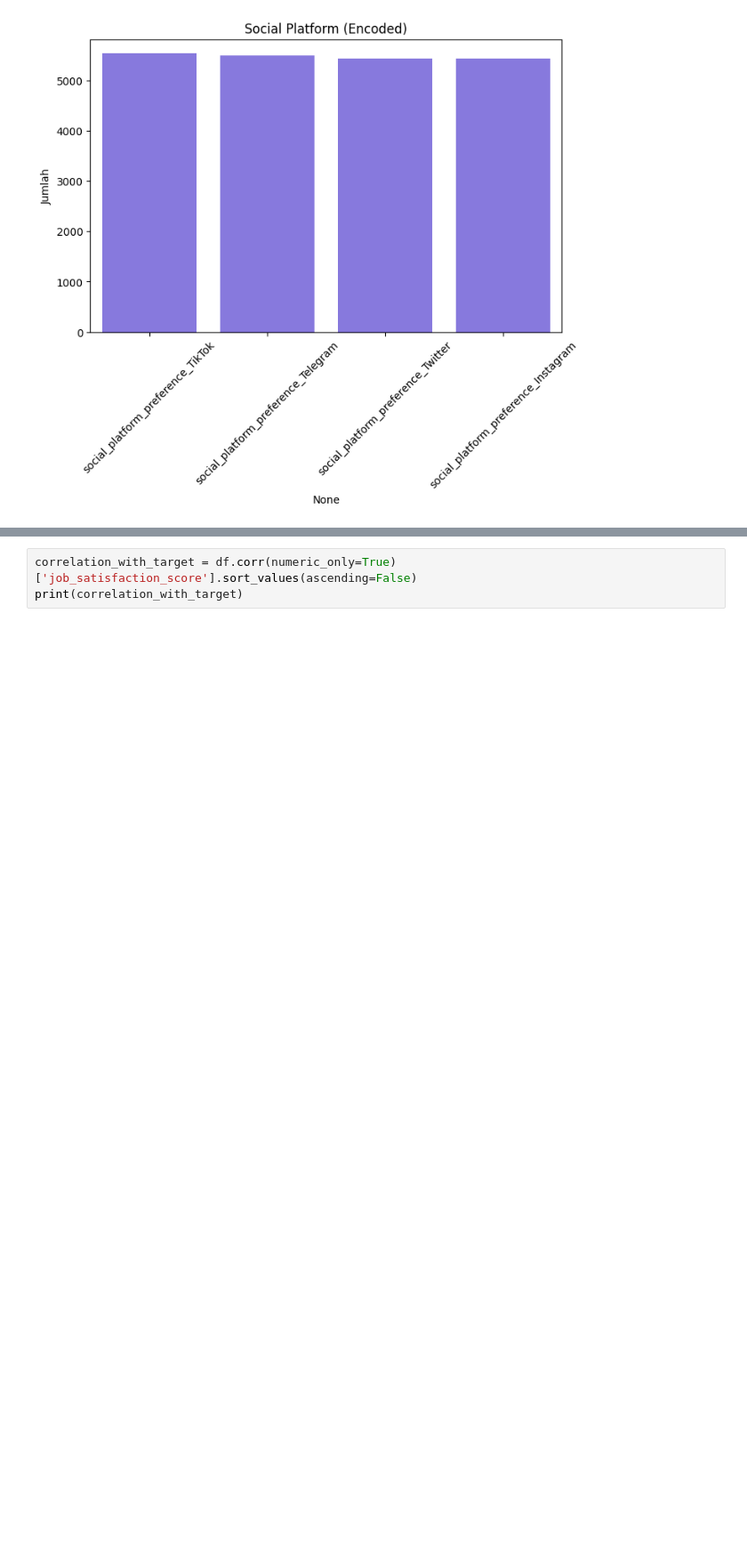
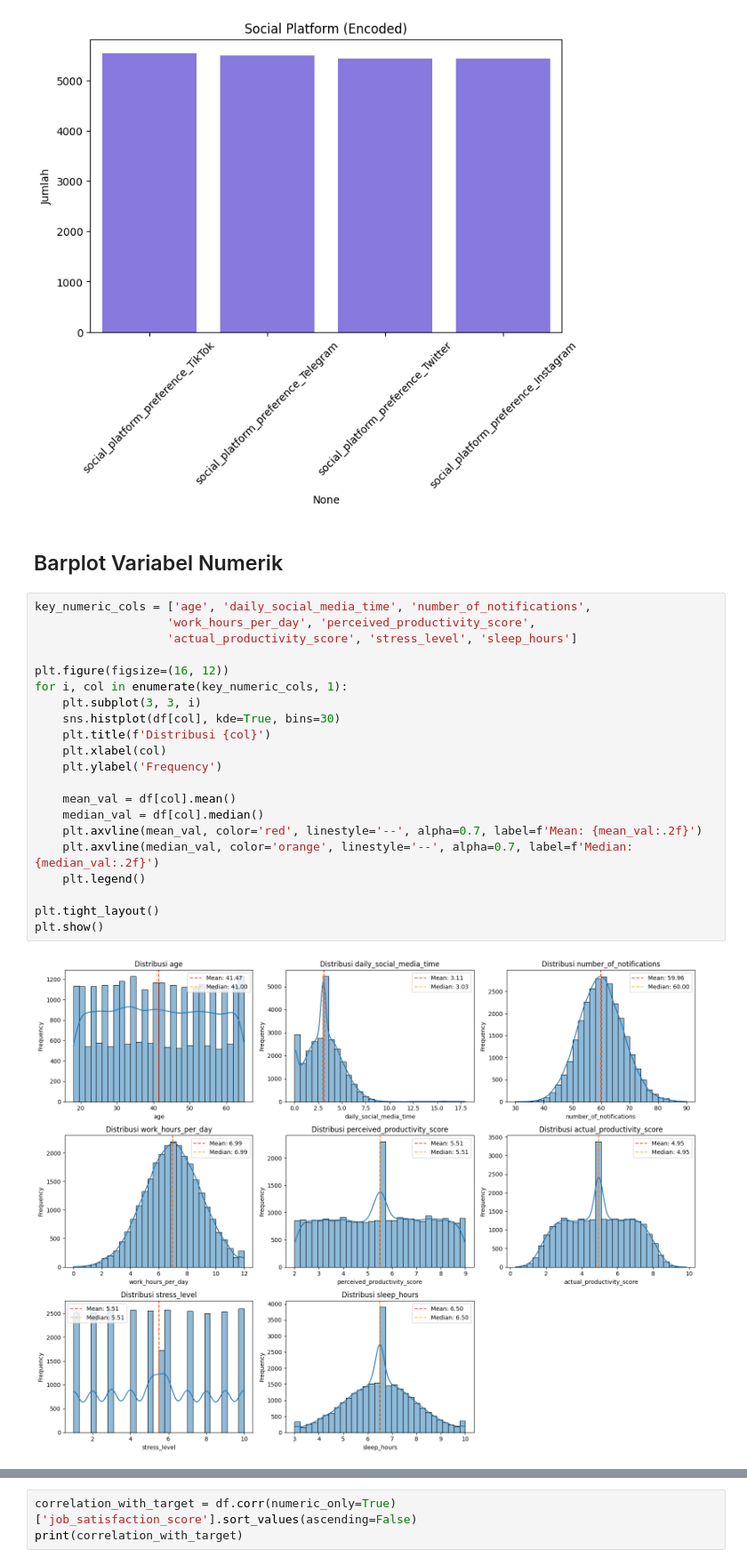
Before and after one commit to nabhylanr/Data-Mining, a Jupyter notebook: 8_tugas2_notebook.ipynb, the cells around one changed output, grey strips where cells are left out. Shown at 89% size. Drawn from its saved outputs; the diff is of its cells as text; blank space fills up the shorter version.

```diff
--- a/8_tugas2_notebook_nabhyla.ipynb
+++ b/8_tugas2_notebook.ipynb
@@ -335,4 +336,30 @@ plot_encoded_distribution(job_cols, "Job Type (Encoded)")
 plot_encoded_distribution(platform_cols, "Social Platform (Encoded)")
 # %% [output]
 [figure]
+# %% [markdown]
+Barplot Variabel Numerik
+---
+# %%
+key_numeric_cols = ['age', 'daily_social_media_time', 'number_of_notifications',
+                   'work_hours_per_day', 'perceived_productivity_score',
+                   'actual_productivity_score', 'stress_level', 'sleep_hours']
+
+plt.figure(figsize=(16, 12))
+for i, col in enumerate(key_numeric_cols, 1):
+    plt.subplot(3, 3, i)
+    sns.histplot(df[col], kde=True, bins=30)
+    plt.title(f'Distribusi {col}')
+    plt.xlabel(col)
+    plt.ylabel('Frequency')
+
+    mean_val = df[col].mean()
+    median_val = df[col].median()
+    plt.axvline(mean_val, color='red', linestyle='--', alpha=0.7, label=f'Mean: {mean_val:.2f}')
+    plt.axvline(median_val, color='orange', linestyle='--', alpha=0.7, label=f'Median: {median_val:.2f}')
+    plt.legend()
+
+plt.tight_layout()
+plt.show()
+# %% [output]
+[figure, added]
 # %% [markdown]
```
Also changed, not shown: parts of 6 cells of this notebook, 2 other files.
